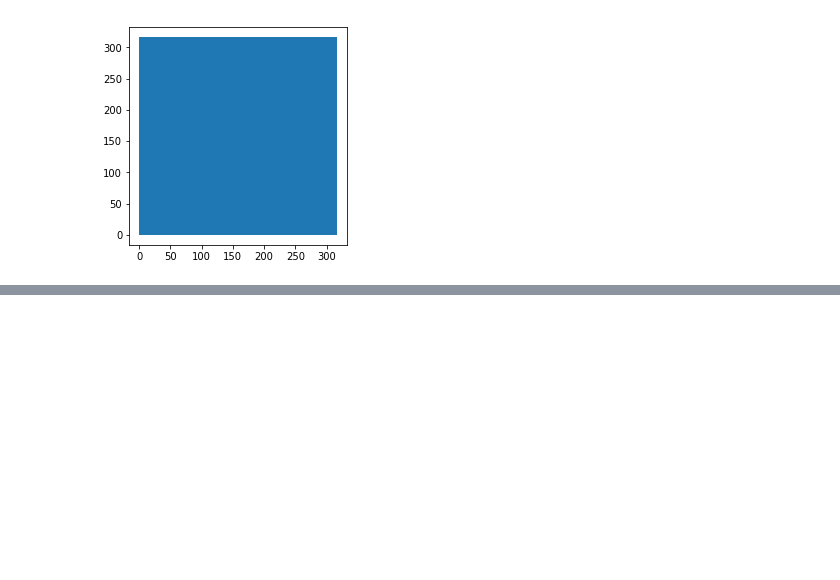
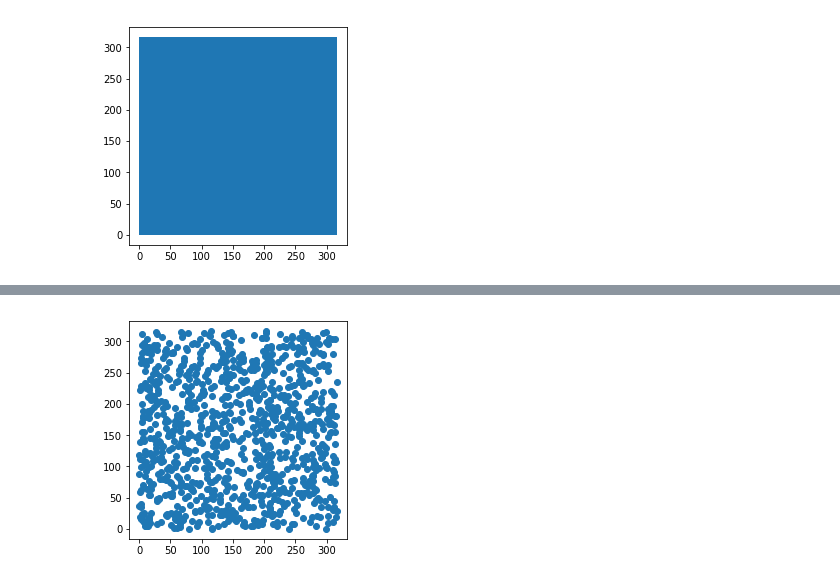
Before and after one commit to deppen8/prospect, a Jupyter notebook: notebooks/layer_test.ipynb, the cells around one changed output, grey strips where cells are left out. Saved outputs shown, nothing was run; the diff lists cells and outputs as text; code cells hidden in the pictures; blank space fills up the shorter version.

```diff
--- a/notebooks/layer_test.ipynb
+++ b/notebooks/layer_test.ipynb
@@ -76,0 +141,5 @@ poisson_layer.__dict__
+# %%
+pp = Layer.from_poisson_points(0.01, a, 'poissonLayer')
+pp.data.plot();
+# %% [output]
+[figure, added]
```
Also changed, not shown: parts of 8 cells of this notebook.
